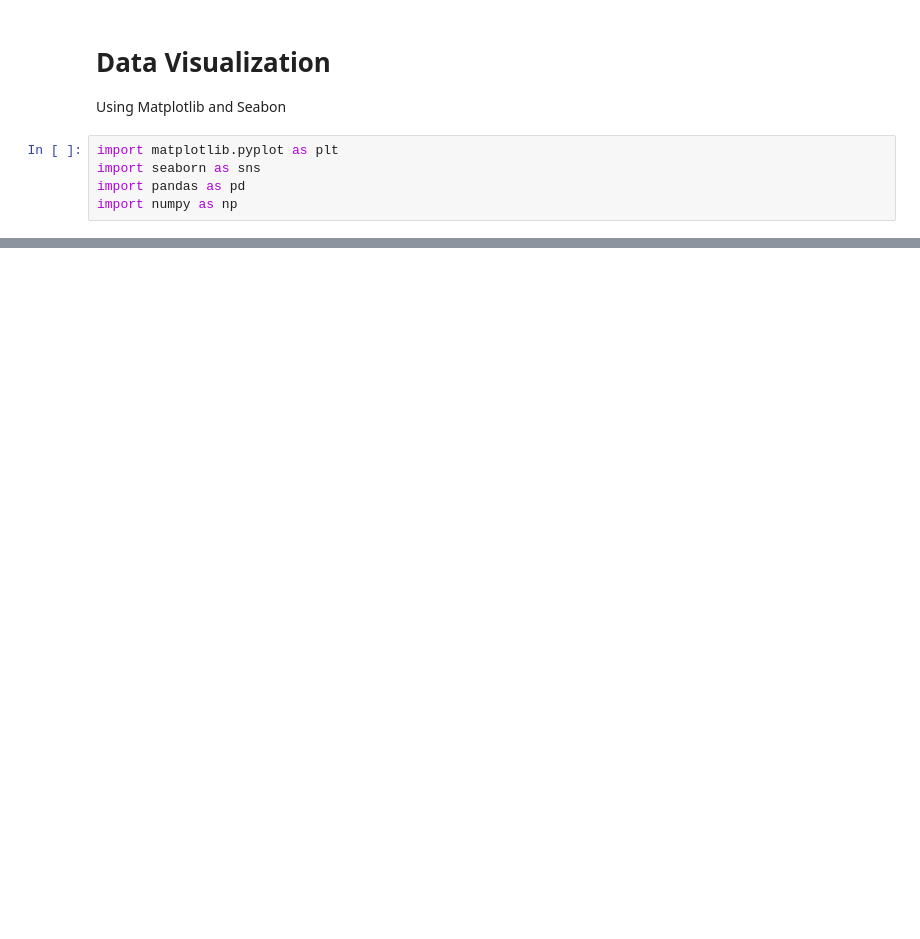
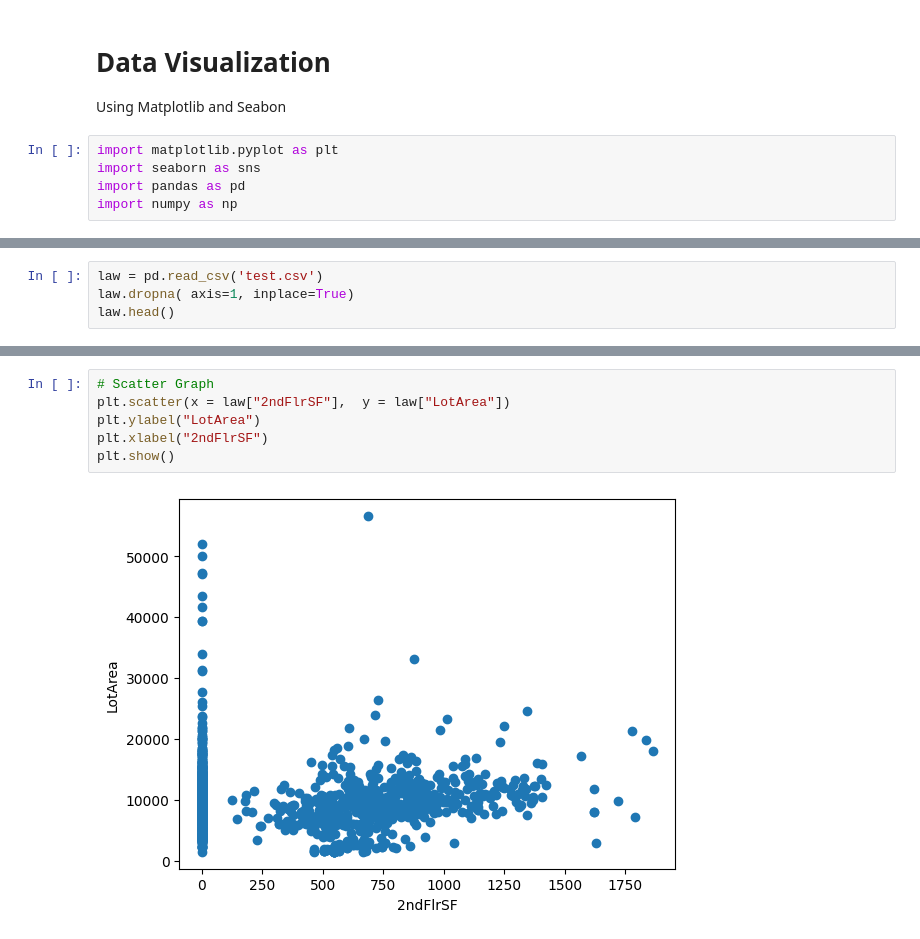
Before and after one commit to llawlaw23/30-Day-ML-Bootcamp---Supervised-Learning-Data-Exploration, a Jupyter notebook: Day 5/Data Visualization.ipynb, the cells around one changed output, grey strips where cells are left out. Cells and saved outputs as stored; diff of their text form; blank space fills up the shorter version.

```diff
--- a/Day 5/Data Visualization.ipynb
+++ b/Day 5/Data Visualization.ipynb
@@ -11,3 +12,7 @@ plt.plot([2, 14, 8, 5, 10, 4])
 plt.show()
 # %% [output]
 [figure]
+# %%
+law = pd.read_csv('test.csv')
+law.dropna( axis=1, inplace=True)
+law.head()
@@ -13,0 +109,8 @@ plt.show()
+# %%
+# Scatter Graph
+plt.scatter(x = law["2ndFlrSF"],  y = law["LotArea"])
+plt.ylabel("LotArea")
+plt.xlabel("2ndFlrSF")
+plt.show()
+# %% [output]
+[figure, added]
```
Also changed, not shown: parts of 8 cells of this notebook, 1 other file.
